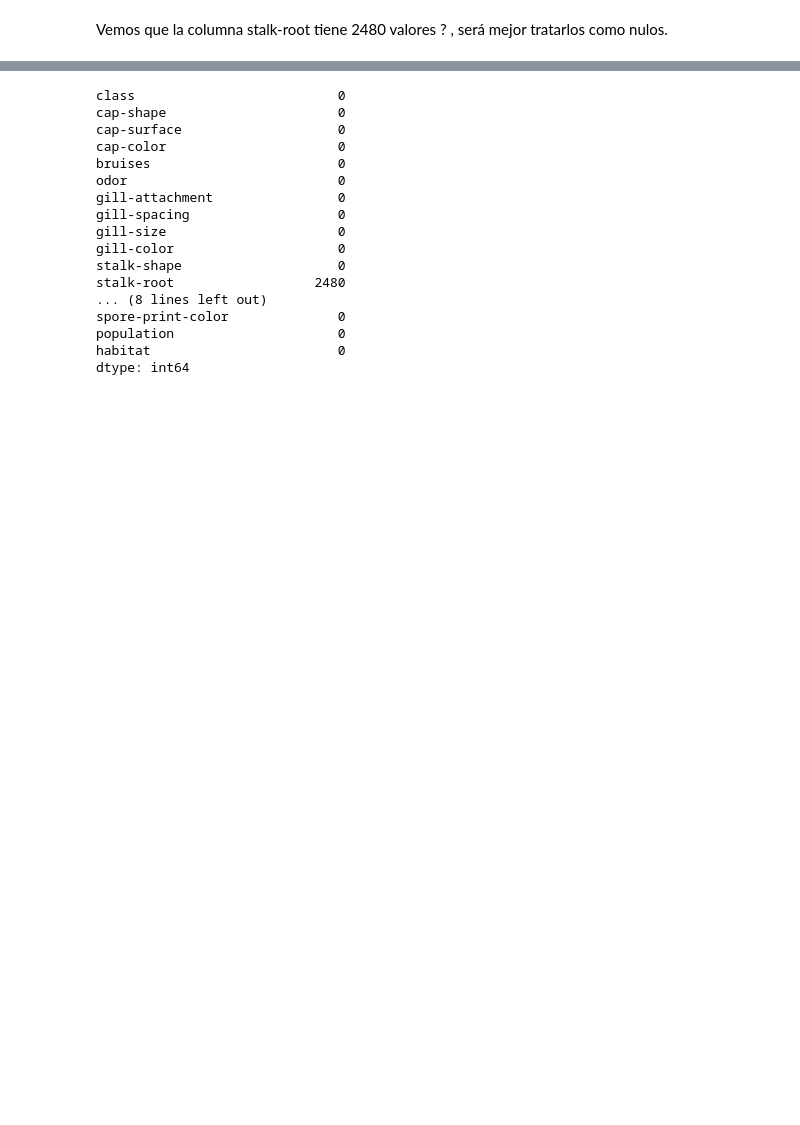
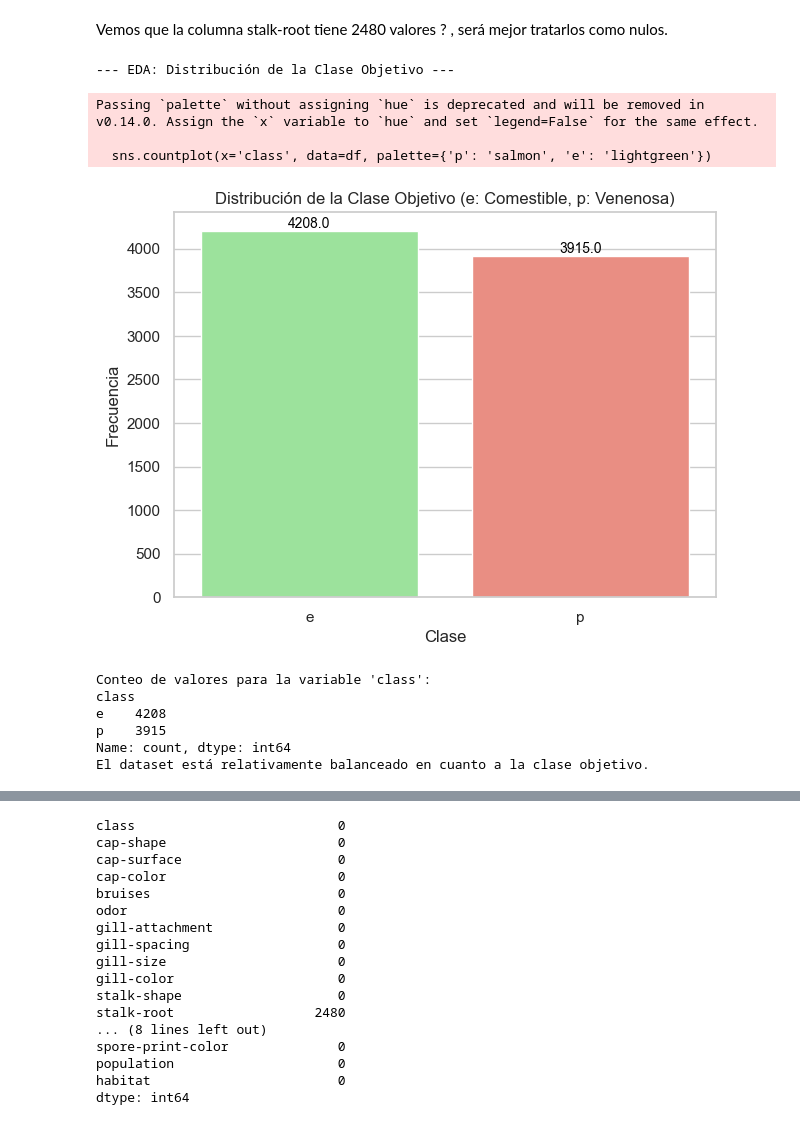
Before and after one commit to Bootcamp-IA-P4/Nhoeli-Omar-mushroom-uml-training, a Jupyter notebook: notebook/Nhoeli_Omar_workshop_clustering_pca.ipynb, the cells around one changed output, grey strips where cells are left out. Cells and saved outputs as stored; diff of their text form; code cells hidden in the pictures; blank space fills up the shorter version.

```diff
--- a/notebook/Nhoeli_Omar_workshop_clustering_pca.ipynb
+++ b/notebook/Nhoeli_Omar_workshop_clustering_pca.ipynb
@@ -144,3 +174,34 @@ dtype: int64
 <font color="e5b714">Vemos que la columna stalk-root tiene 2480 valores ? , será mejor tratarlos como nulos.</font>
 # %%
 df.replace('?', pd.NA, inplace=True)
+# %%
+# Distribución de la clase objetivo
+print("\n--- EDA: Distribución de la Clase Objetivo ---")
+plt.figure(figsize=(7, 5)) # Ajuste de tamaño para este gráfico específico
+sns.countplot(x='class', data=df, palette={'p': 'salmon', 'e': 'lightgreen'})
+plt.title('Distribución de la Clase Objetivo (e: Comestible, p: Venenosa)')
+plt.xlabel('Clase')
+plt.ylabel('Frecuencia')
+# Añadir etiquetas de conteo en las barras
+ax = plt.gca()
+for p_bar in ax.patches:
+    ax.annotate(f'{p_bar.get_height()}', (p_bar.get_x() + p_bar.get_width() / 2., p_bar.get_height()),
+                ha='center', va='center', fontsize=10, color='black', xytext=(0, 5),
+                textcoords='offset points')
+plt.show()
+
+print("\nConteo de valores para la variable 'class':")
+print(df['class'].value_counts())
+print("El dataset está relativamente balanceado en cuanto a la clase objetivo.")
+# %% [output]
+--- EDA: Distribución de la Clase Objetivo ---
+Passing `palette` without assigning `hue` is deprecated and will be removed in v0.14.0. Assign the `x` variable to `hue` and set `legend=False` for the same effect.
+
+  sns.countplot(x='class', data=df, palette={'p': 'salmon', 'e': 'lightgreen'})
+[figure, added]
+Conteo de valores para la variable 'class':
+class
+e    4208
+p    3915
+Name: count, dtype: int64
+El dataset está relativamente balanceado en cuanto a la clase objetivo.
```
Also changed, not shown: parts of 32 cells of this notebook.
